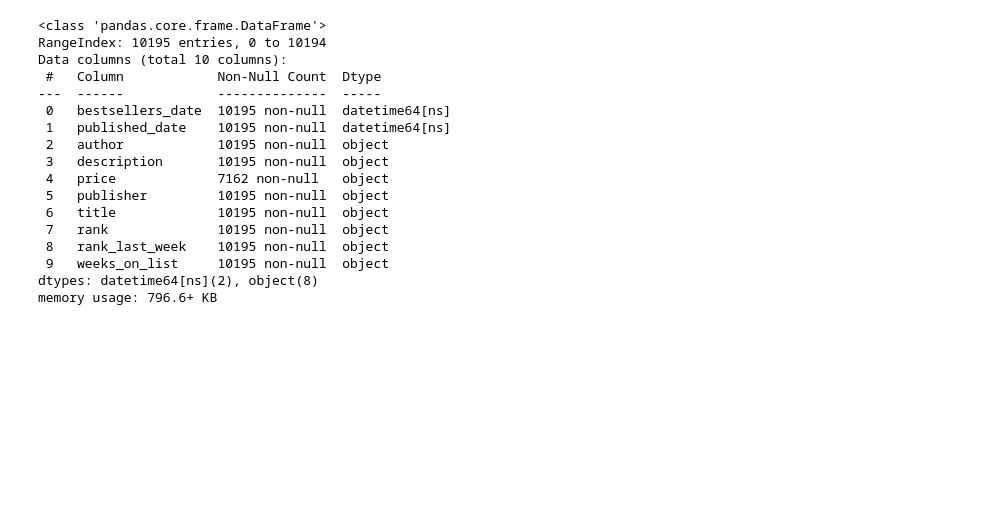
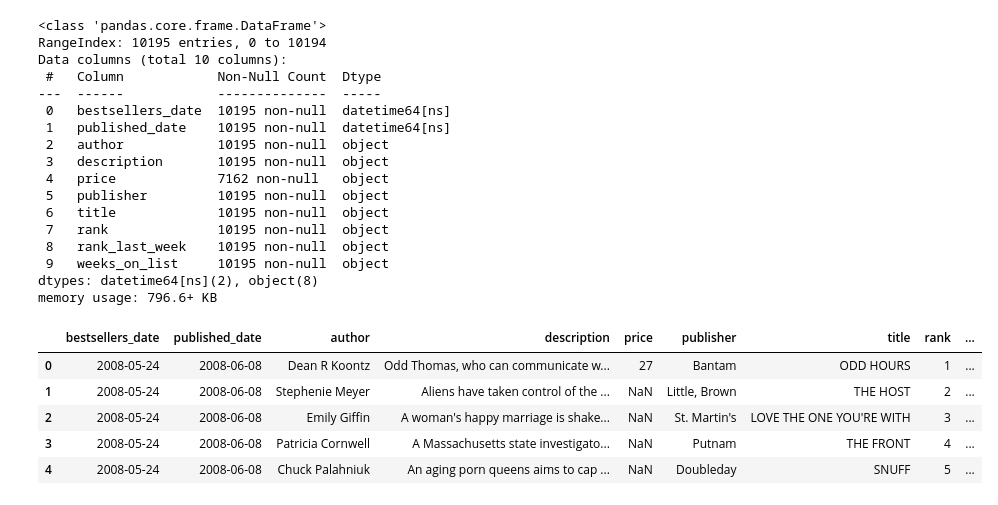
Before and after one commit to vh42720/book_analysis, a Jupyter notebook: book_clean_data.ipynb, the cells around one changed output. Saved outputs shown, nothing was run; the diff lists cells and outputs as text; code cells hidden in the pictures; blank space fills up the shorter version.

```diff
--- a/book_clean_data.ipynb
+++ b/book_clean_data.ipynb
@@ -292,3 +292,12 @@ Data columns (total 10 columns):
  9   weeks_on_list     10195 non-null  object
 dtypes: datetime64[ns](2), object(8)
 memory usage: 796.6+ KB
+# %%
+nyt_fiction.head()
+# %% [output]
+|  | bestsellers_date | published_date | author | description | price | publisher | title | rank | ... |
+| 0 | 2008-05-24 | 2008-06-08 | Dean R Koontz | Odd Thomas, who can communicate w... | 27 | Bantam | ODD HOURS | 1 | ... |
+| 1 | 2008-05-24 | 2008-06-08 | Stephenie Meyer | Aliens have taken control of the ... | NaN | Little, Brown | THE HOST | 2 | ... |
+| 2 | 2008-05-24 | 2008-06-08 | Emily Giffin | A woman's happy marriage is shake... | NaN | St. Martin's | LOVE THE ONE YOU'RE WITH | 3 | ... |
+| 3 | 2008-05-24 | 2008-06-08 | Patricia Cornwell | A Massachusetts state investigato... | NaN | Putnam | THE FRONT | 4 | ... |
+| 4 | 2008-05-24 | 2008-06-08 | Chuck Palahniuk | An aging porn queens aims to cap ... | NaN | Doubleday | SNUFF | 5 | ... |
```
Also changed, not shown: 23 other files.
